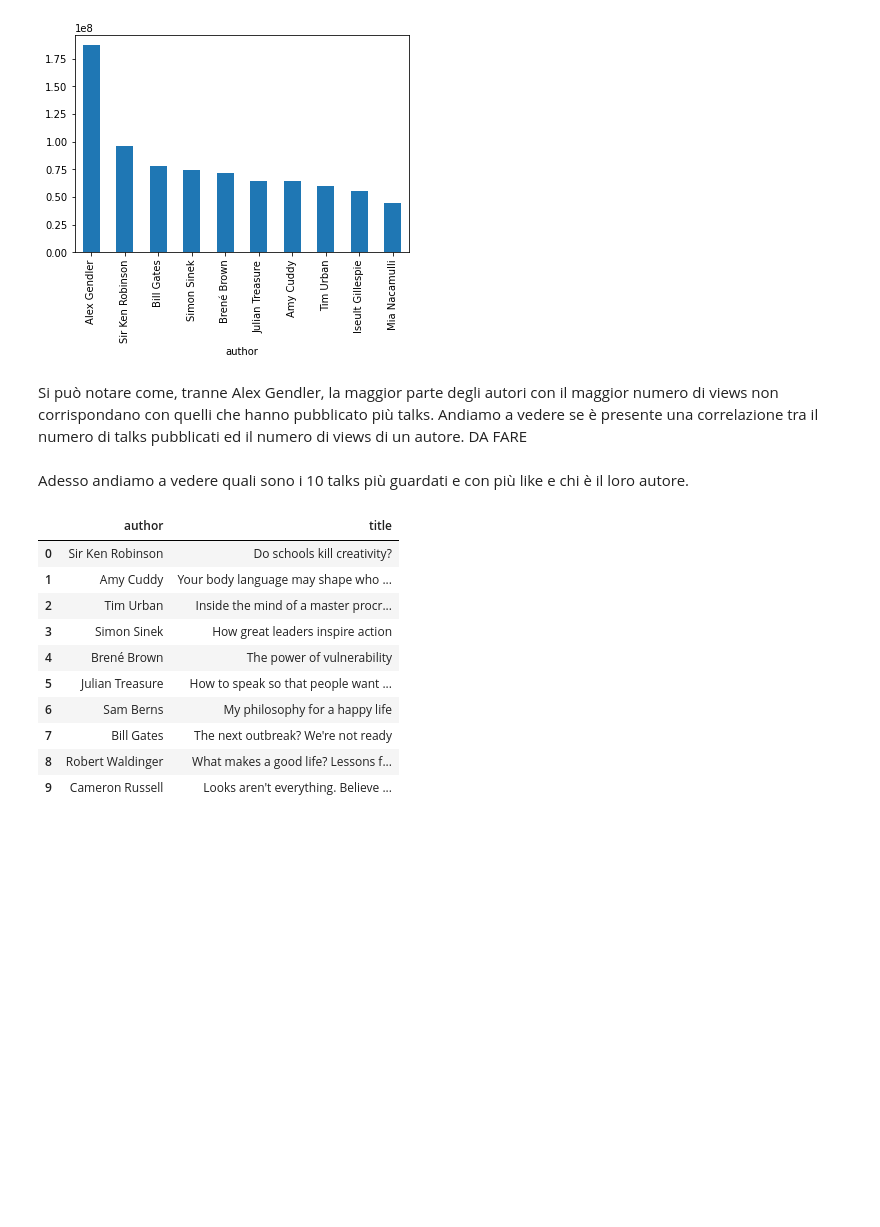
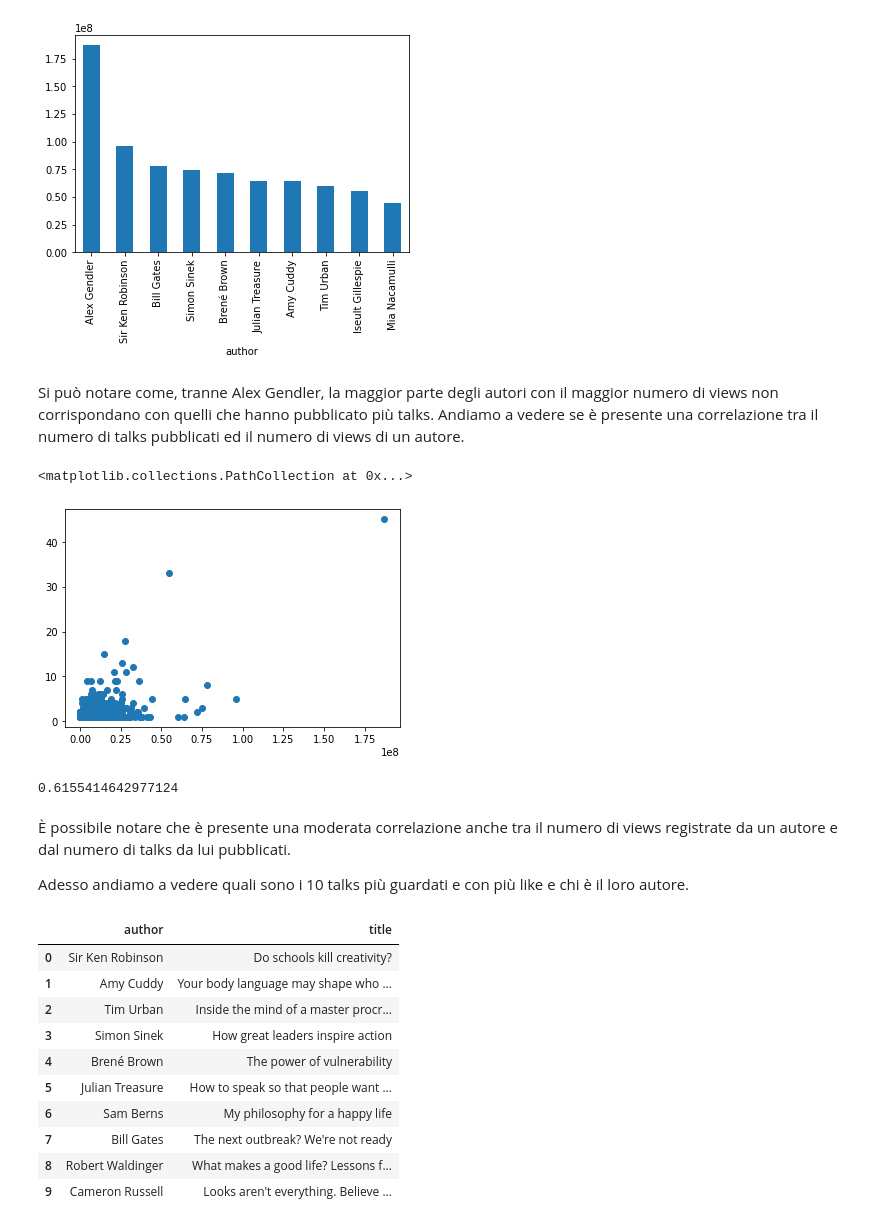
Before and after one commit to Fili00/Analisi_TedTalkDataset, a Jupyter notebook: progetto.ipynb, the cells around one changed output. Drawn from its saved outputs; the diff is of its cells as text; code cells hidden in the pictures; blank space fills up the shorter version.

```diff
--- a/progetto.ipynb
+++ b/progetto.ipynb
@@ -139,11 +139,11 @@ authorProductLimited.plot(kind='bar')
 # %% [markdown]
 Adesso andiamo a vedere quali sono gli autori che hanno ottenuto il maggior numero di views.
 # %%
-authorViews = ted.groupby('author')['views'].sum() #normalizzazione
+authorViews = ted.sort_values(by='author').groupby('author')['views'].sum() #normalizzazione
 authorViewsLimited = authorViews.nlargest(10)
 authorViewsLimited.plot(kind='bar')
 # %% [output]
 <matplotlib.axes._subplots.AxesSubplot at 0x...>
 [figure]
 # %% [markdown]
-Si può notare come, tranne Alex Gendler, la maggior parte degli autori con il maggior numero di views non corrispondano con quelli che hanno pubblicato più talks. Andiamo a vedere se è presente una correlazione tra il numero di talks pubblicati ed il numero di views di un autore. DA FARE
+Si può notare come, tranne Alex Gendler, la maggior parte degli autori con il maggior numero di views non corrispondano con quelli che hanno pubblicato più talks. Andiamo a vedere se è presente una correlazione tra il numero di talks pubblicati ed il numero di views di un autore.
@@ -152,4 +150,15 @@ Si può notare come, tranne Alex Gendler, la maggior parte degli autori con il m
+# %%
+plt.scatter(authorViews, authorProduct.sort_index())
+# %% [output]
+<matplotlib.collections.PathCollection at 0x...>
+[figure, added]
+# %%
+authorViews.sort_index().corr(authorProduct.sort_index())
+# %% [output]
+0.6155414642977124
 # %% [markdown]
+È possibile notare che è presente una moderata correlazione anche tra il numero di views registrate da un autore e dal numero di talks da lui pubblicati.
+
 Adesso andiamo a vedere quali sono i 10 talks più guardati e con più like e chi è il loro autore.
 # %%
 bestTalksByViews = ted.sort_values(by='views', ascending=False, ignore_index=True).nlargest(10, 'views')[['author', 'title']]
```
Also changed, not shown: parts of 8 cells of this notebook.
